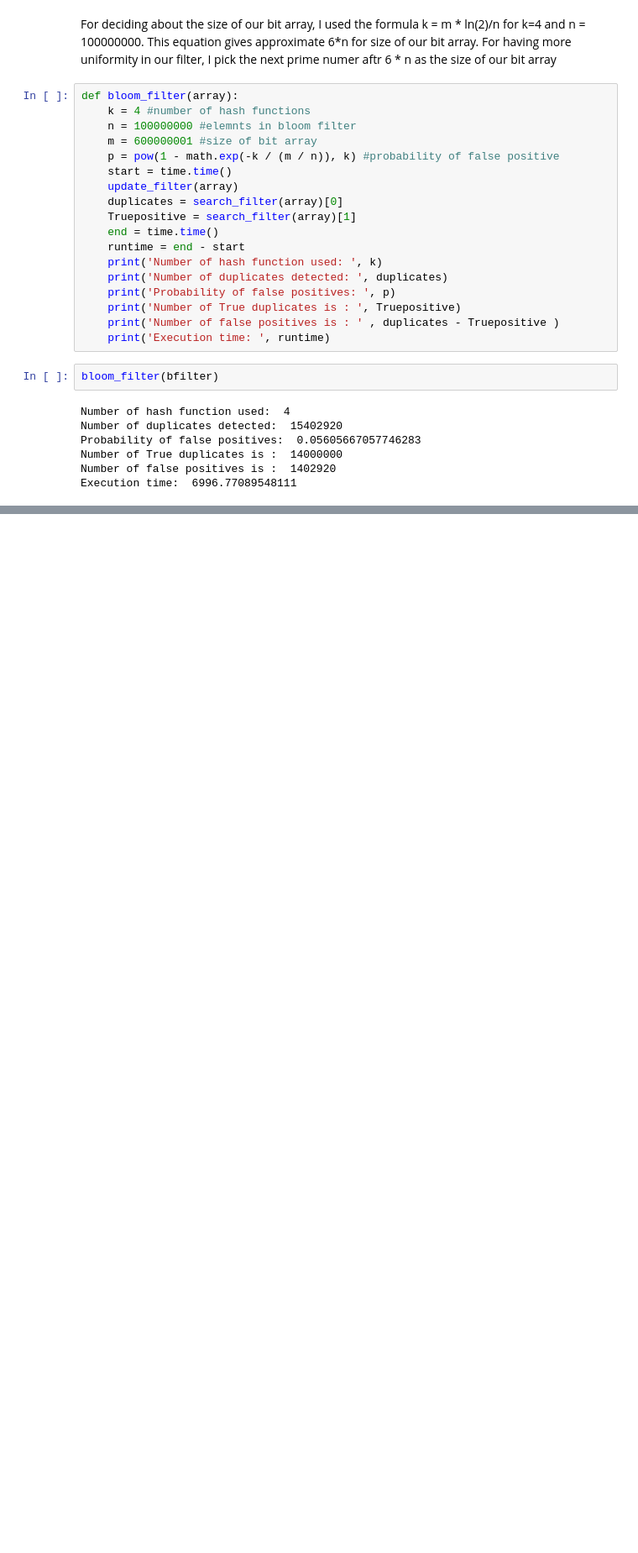
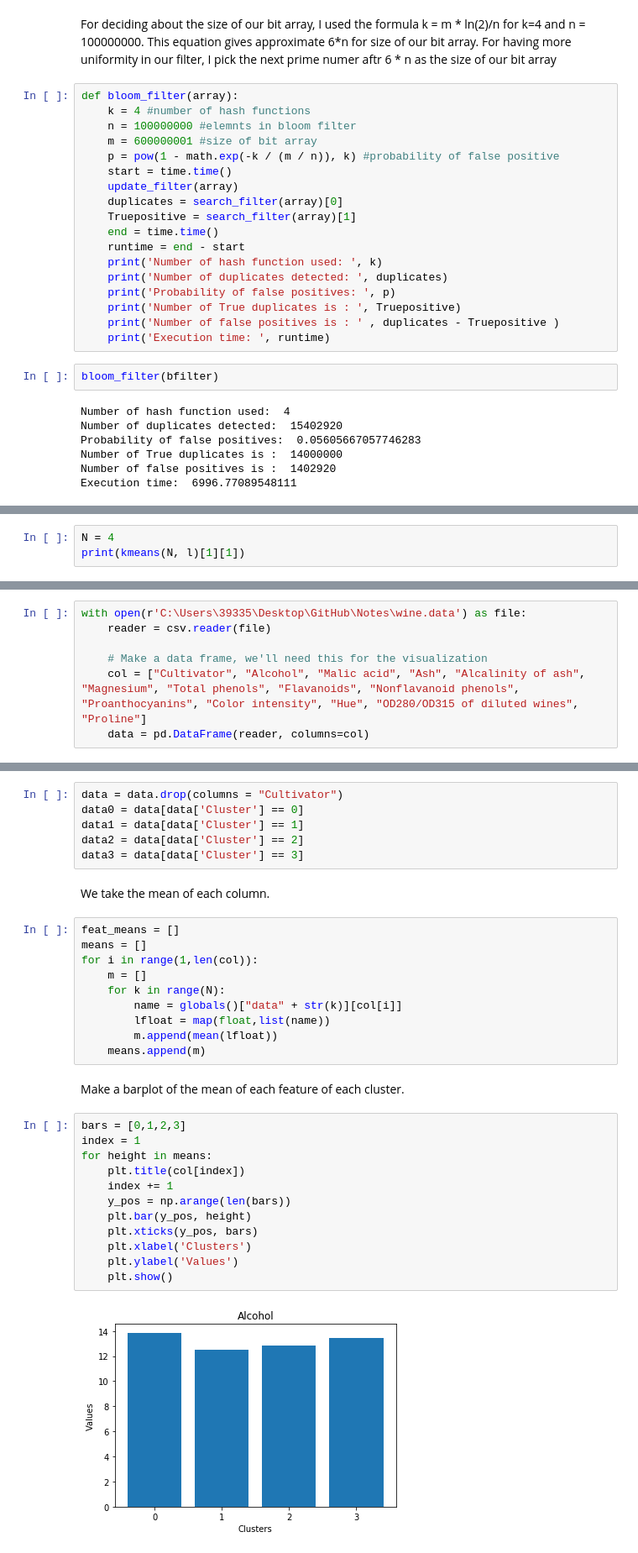
Before and after one commit to NeginAmini/HW4, a Jupyter notebook: main .ipynb, the cells around one changed output, grey strips where cells are left out. Shown at 84% size. Drawn from its saved outputs; the diff is of its cells as text; blank space fills up the shorter version.

```diff
--- a/main .ipynb
+++ b/main .ipynb
@@ -161,0 +258,3 @@ Execution time:  6996.77089548111
+# %%
+N = 4
+print(kmeans(N, l)[1][1])
@@ -161,0 +296,7 @@ Execution time:  6996.77089548111
+# %%
+with open(r'C:\Users\39335\Desktop\GitHub\Notes\wine.data') as file:
+    reader = csv.reader(file)
+
+    # Make a data frame, we'll need this for the visualization
+    col = ["Cultivator", "Alcohol", "Malic acid", "Ash", "Alcalinity of ash", "Magnesium", "Total phenols", "Flavanoids", "Nonflavanoid phenols", "Proanthocyanins", "Color intensity", "Hue", "OD280/OD315 of diluted wines", "Proline"]
+    data = pd.DataFrame(reader, columns=col)
@@ -161,0 +329,34 @@ Execution time:  6996.77089548111
+# %%
+data = data.drop(columns = "Cultivator")
+data0 = data[data['Cluster'] == 0]
+data1 = data[data['Cluster'] == 1]
+data2 = data[data['Cluster'] == 2]
+data3 = data[data['Cluster'] == 3]
+# %% [markdown]
+We take the mean of each column.
+# %%
+feat_means = []
+means = []
+for i in range(1,len(col)):
+    m = []
+    for k in range(N):
+        name = globals()["data" + str(k)][col[i]]
+        lfloat = map(float,list(name))
+        m.append(mean(lfloat))
+    means.append(m)
+# %% [markdown]
+Make a barplot of the mean of each feature of each cluster.
+# %%
+bars = [0,1,2,3]
+index = 1
+for height in means:
+    plt.title(col[index])
+    index += 1
+    y_pos = np.arange(len(bars))
+    plt.bar(y_pos, height)
+    plt.xticks(y_pos, bars)
+    plt.xlabel('Clusters')
+    plt.ylabel('Values')
+    plt.show()
+# %% [output]
+[figure, added]
```
Also changed, not shown: parts of 27 cells of this notebook, 1 other file.
